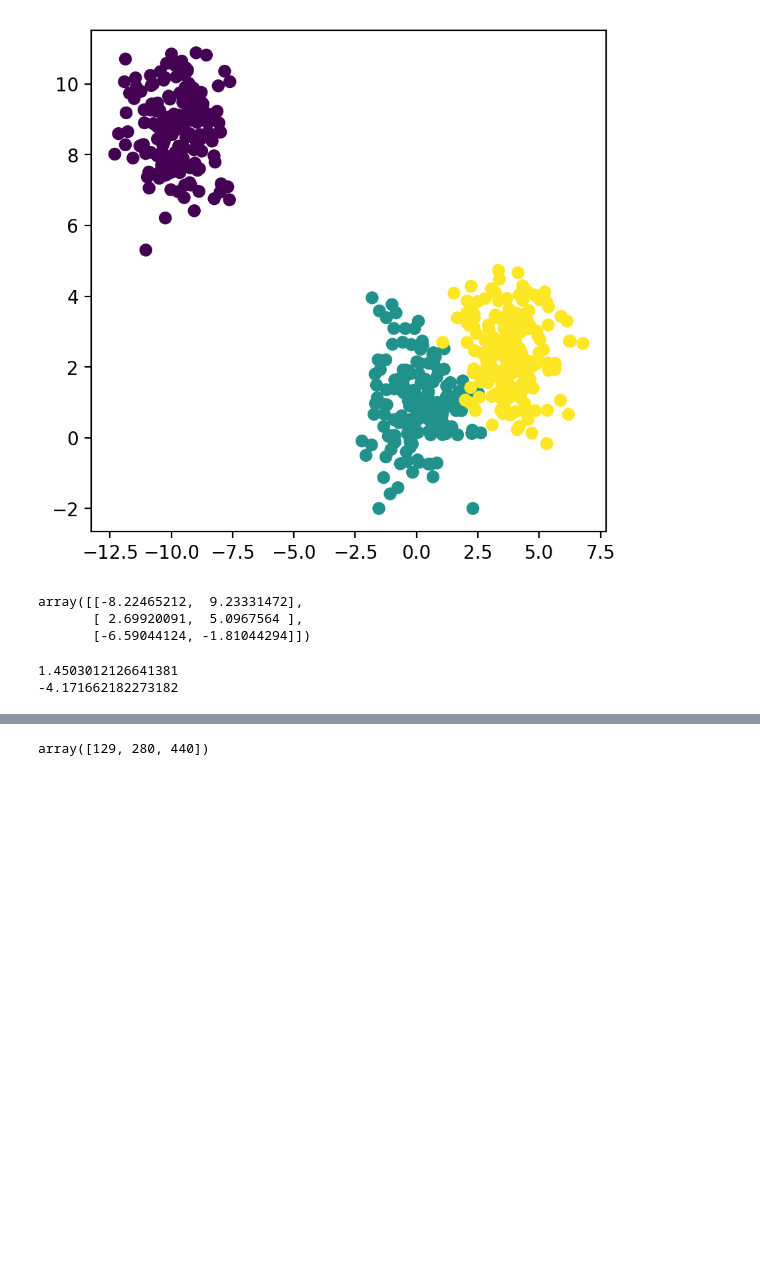
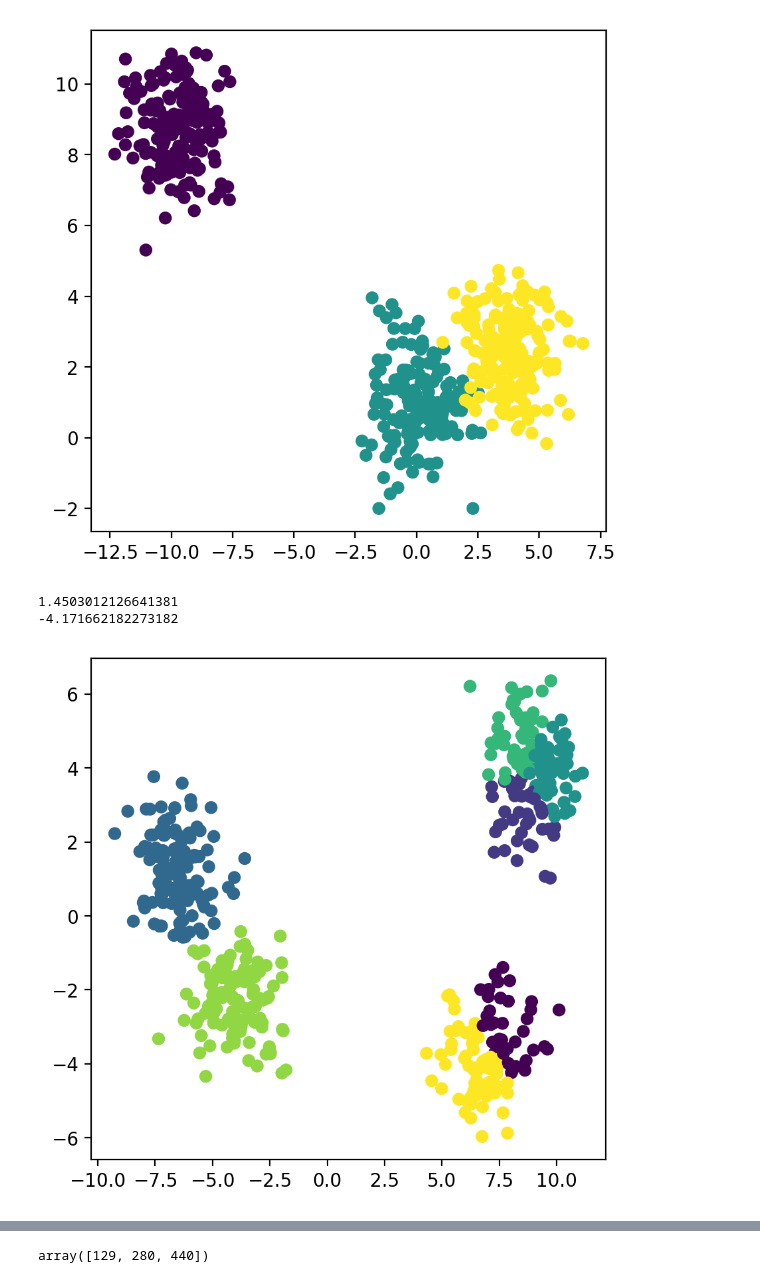
Before and after one commit to JoviaNierenberg/project5, a Jupyter notebook: testbed.ipynb, the cells around one changed output, grey strips where cells are left out. Drawn from its saved outputs; the diff is of its cells as text; code cells hidden in the pictures; blank space fills up the shorter version.

```diff
--- a/testbed.ipynb
+++ b/testbed.ipynb
@@ -97,9 +97,3 @@ def plot_clusters(
 plot_clusters(mat_test, label_test)
 # %% [output]
 [figure]
-# %%
-np.random.uniform(-10, 10, size=(3,2))
-# %% [output]
-array([[-8.22465212,  9.23331472],
-       [ 2.69920091,  5.0967564 ],
-       [-6.59044124, -1.81044294]])
@@ -191,34 +230,37 @@ class KMeans:
         return self.labels
 
     def get_error(self) -> float:
         """
         returns the final squared-mean error of the fit model
 
         outputs:
             float
                 the squared-mean error of the fit model
         """
         return self.mse
 
     def get_centroids(self) -> np.ndarray:
         """
         returns the centroid locations of the fit model
 
         outputs:
             np.ndarray
                 a `k x m` 2D matrix representing the cluster centroids of the fit model
         """
         return self.centers
 
 clusters, labels = make_clusters(k=4, scale=1)
 km = KMeans(k=7)
 km.fit(clusters)
-km.predict(clusters)
+labels = km.predict(clusters)
 print(km.get_error())
 print(km.get_centroids()[6,1])
+
+plot_clusters(clusters, labels)
 # %% [output]
 1.4503012126641381
 -4.171662182273182
+[figure, added]
 # %%
 a=[[0,3], [1,3], [2,7]]
 b=[[4,0],[4,0]]
```
Also changed, not shown: parts of 5 cells of this notebook, 2 other files.
